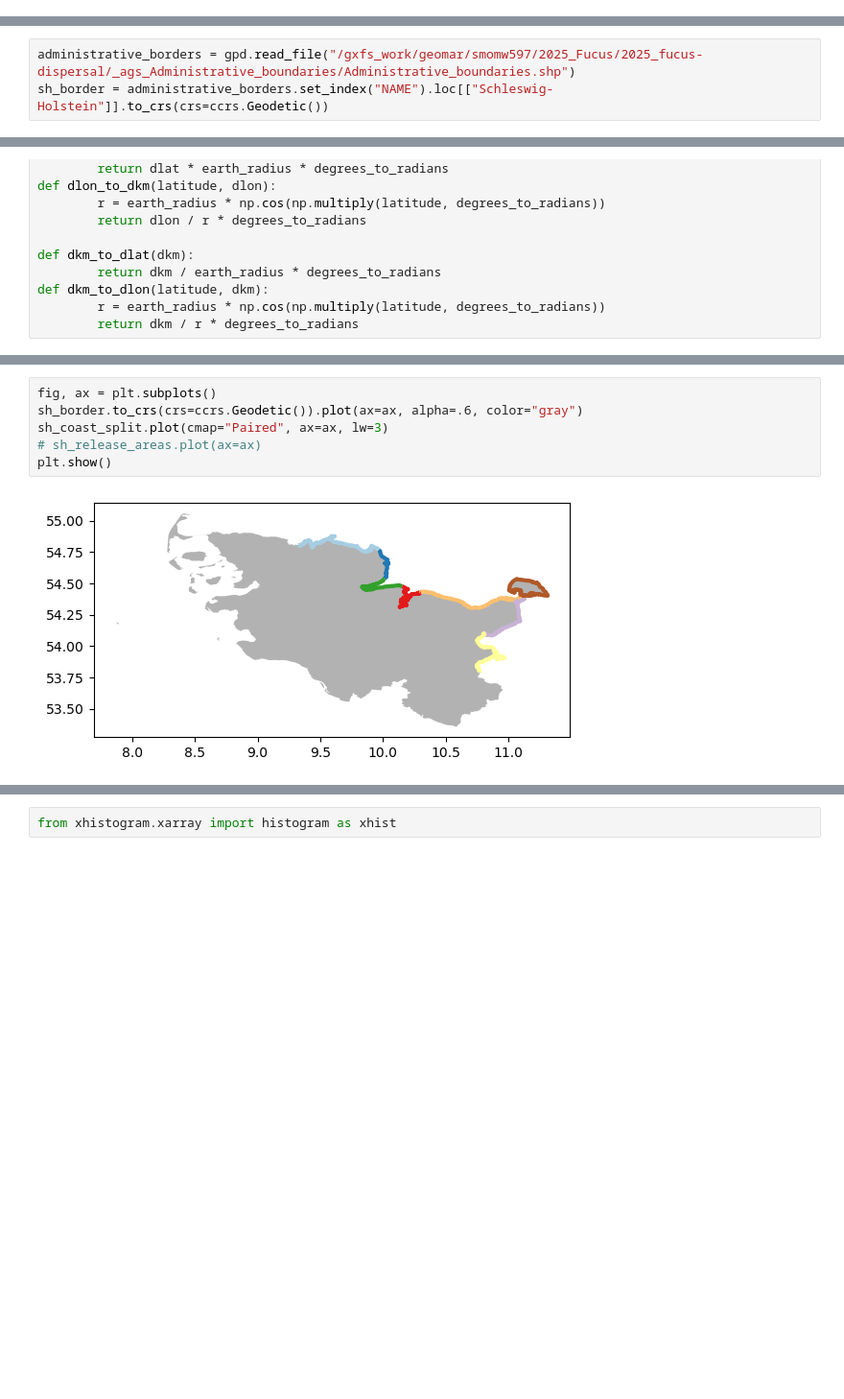
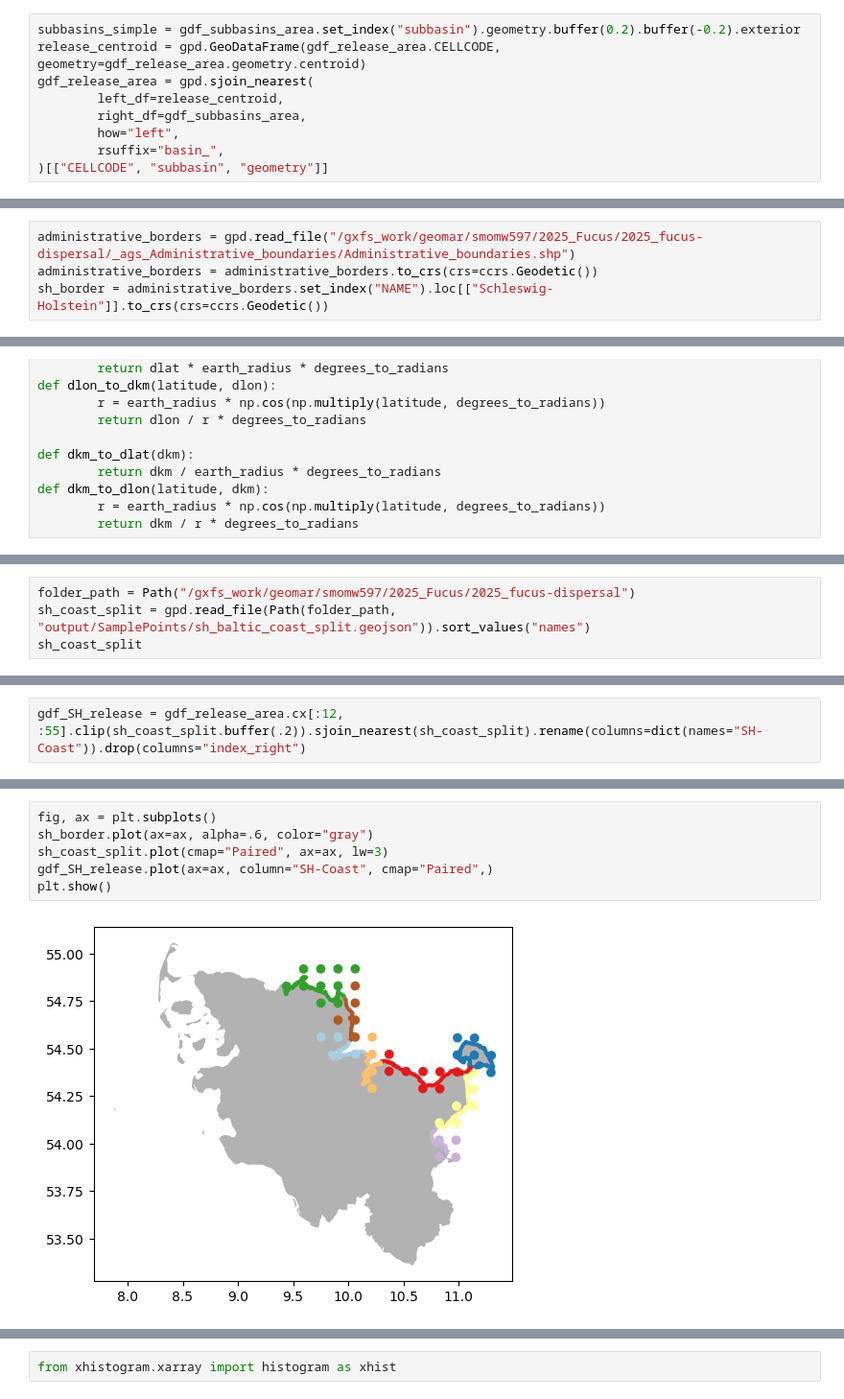
Before and after one commit to geomar-od-lagrange/2025_fucus-dispersal, a Jupyter notebook: notebooks/FucusVisualizationSH.ipynb, the cells around one changed output, grey strips where cells are left out. Shown at 96% size. Cells and saved outputs as stored; diff of their text form; blank space fills up the shorter version.

```diff
--- a/notebooks/FucusVisualizationSH.ipynb
+++ b/notebooks/FucusVisualizationSH.ipynb
@@ -112,0 +65,9 @@ lat_range = lat_max-lat_min
+# %%
+subbasins_simple = gdf_subbasins_area.set_index("subbasin").geometry.buffer(0.2).buffer(-0.2).exterior
+release_centroid = gpd.GeoDataFrame(gdf_release_area.CELLCODE, geometry=gdf_release_area.geometry.centroid)
+gdf_release_area = gpd.sjoin_nearest(
+        left_df=release_centroid,
+        right_df=gdf_subbasins_area,
+        how="left",
+        rsuffix="basin_",
+)[["CELLCODE", "subbasin", "geometry"]]
@@ -116,5 +142,6 @@ Make coast buffer for check if near coast or in open water
 # %%
 administrative_borders = gpd.read_file("/gxfs_work/geomar/smomw597/2025_Fucus/2025_fucus-dispersal/_ags_Administrative_boundaries/Administrative_boundaries.shp")
+administrative_borders = administrative_borders.to_crs(crs=ccrs.Geodetic())
 sh_border = administrative_borders.set_index("NAME").loc[["Schleswig-Holstein"]].to_crs(crs=ccrs.Geodetic())
 # %%
 # https://github.com/Yichabod/natural_disaster_pred/blob/master/cropping_coordinates.py
@@ -238,0 +164,4 @@ sh_release_areas = gdf_release_area.loc[
+# %%
+folder_path = Path("/gxfs_work/geomar/smomw597/2025_Fucus/2025_fucus-dispersal")
+sh_coast_split = gpd.read_file(Path(folder_path, "output/SamplePoints/sh_baltic_coast_split.geojson")).sort_values("names")
+sh_coast_split
@@ -238,0 +178,2 @@ sh_release_areas = gdf_release_area.loc[
+# %%
+gdf_SH_release = gdf_release_area.cx[:12, :55].clip(sh_coast_split.buffer(.2)).sjoin_nearest(sh_coast_split).rename(columns=dict(names="SH-Coast")).drop(columns="index_right")
@@ -239,9 +190,9 @@ sh_release_areas = gdf_release_area.loc[
 # %%
 fig, ax = plt.subplots()
-sh_border.to_crs(crs=ccrs.Geodetic()).plot(ax=ax, alpha=.6, color="gray")
+sh_border.plot(ax=ax, alpha=.6, color="gray")
 sh_coast_split.plot(cmap="Paired", ax=ax, lw=3)
-# sh_release_areas.plot(ax=ax)
+gdf_SH_release.plot(ax=ax, column="SH-Coast", cmap="Paired",)
 plt.show()
 # %% [output]
-[figure, old version]
+[figure, new version]
 # %%
```
Also changed, not shown: parts of 56 cells of this notebook, 5 other files.
